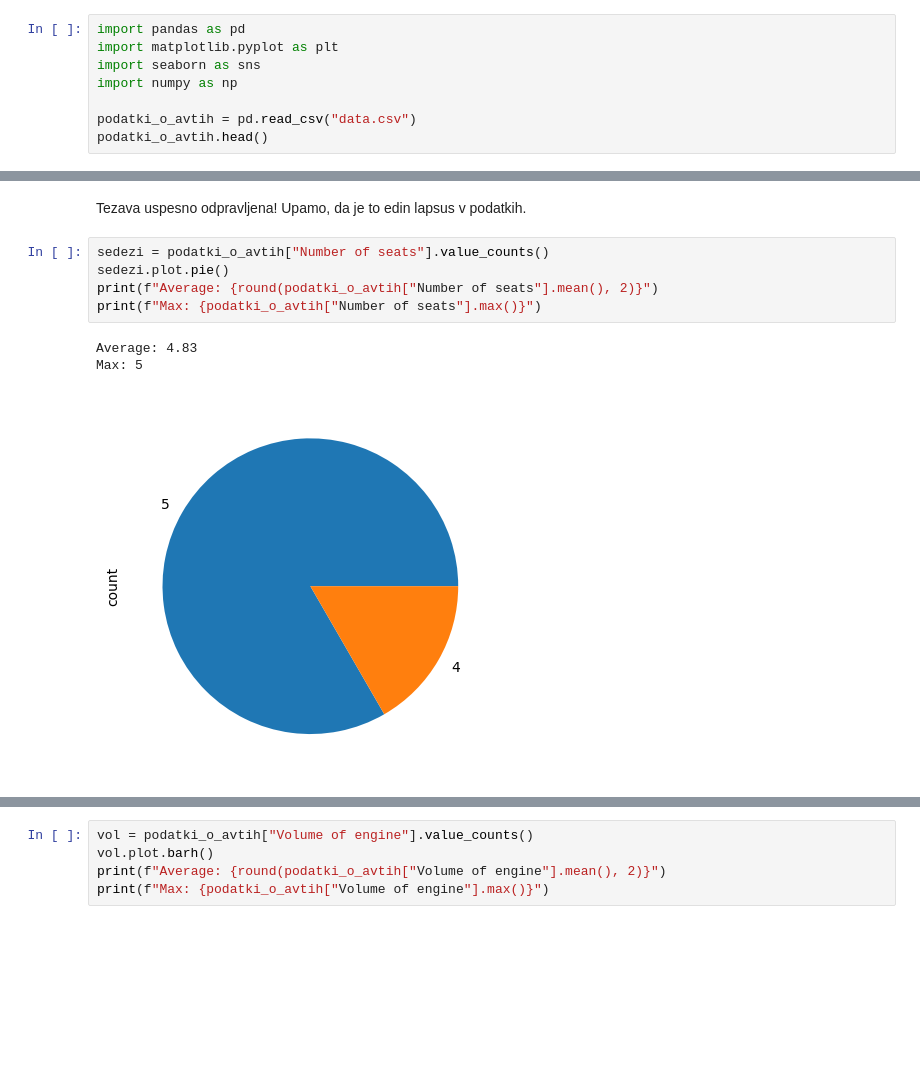
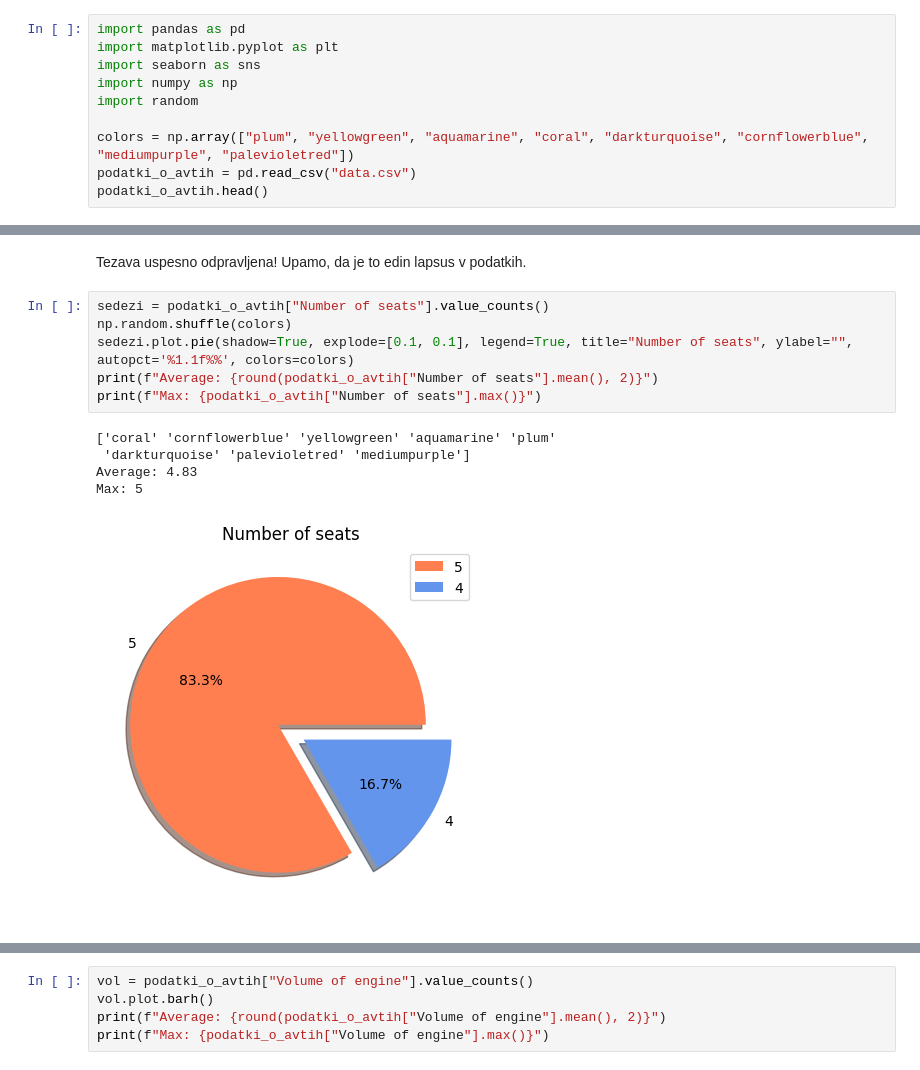
Before and after one commit to urbancluka/UVP-Projektna-naloga, a Jupyter notebook: analiza.ipynb, the cells around one changed output, grey strips where cells are left out. Drawn from its saved outputs; the diff is of its cells as text; blank space fills up the shorter version.

Commit message:
Add dynamic color generation in plots

```diff
--- a/analiza.ipynb
+++ b/analiza.ipynb
@@ -20,7 +20,9 @@ import pandas as pd
 import matplotlib.pyplot as plt
 import seaborn as sns
 import numpy as np
+import random
 
+colors = np.array(["plum", "yellowgreen", "aquamarine", "coral", "darkturquoise", "cornflowerblue", "mediumpurple", "palevioletred"])
 podatki_o_avtih = pd.read_csv("data.csv")
 podatki_o_avtih.head()
 # %% [output]
@@ -90,12 +92,15 @@ oblika.plot.barh()
 Tezava uspesno odpravljena! Upamo, da je to edin lapsus v podatkih.
 # %%
 sedezi = podatki_o_avtih["Number of seats"].value_counts()
-sedezi.plot.pie()
+np.random.shuffle(colors)
+sedezi.plot.pie(shadow=True, explode=[0.1, 0.1], legend=True, title="Number of seats", ylabel="", autopct='%1.1f%%', colors=colors)
 print(f"Average: {round(podatki_o_avtih["Number of seats"].mean(), 2)}")
 print(f"Max: {podatki_o_avtih["Number of seats"].max()}")
 # %% [output]
+['coral' 'cornflowerblue' 'yellowgreen' 'aquamarine' 'plum'
+ 'darkturquoise' 'palevioletred' 'mediumpurple']
 Average: 4.83
 Max: 5
-[figure, old version]
+[figure, new version]
 # %%
 fuel = podatki_o_avtih["Fuel Type"].value_counts()
```
Also changed, not shown: parts of 4 cells of this notebook.
